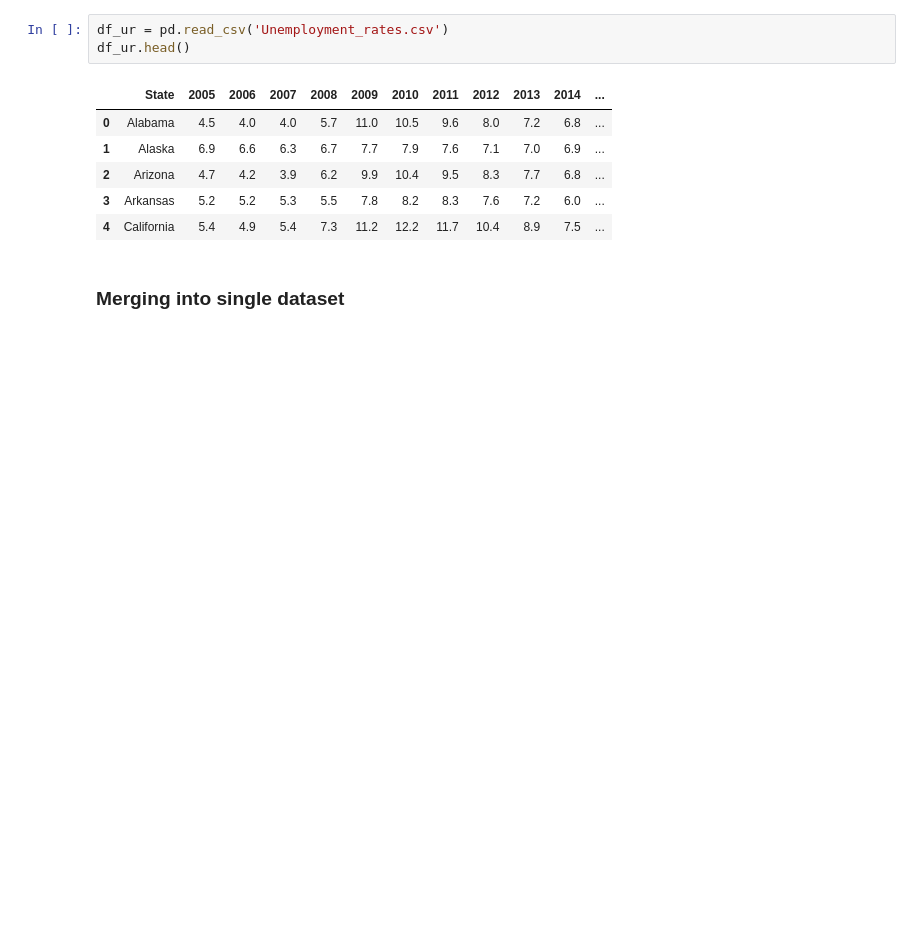
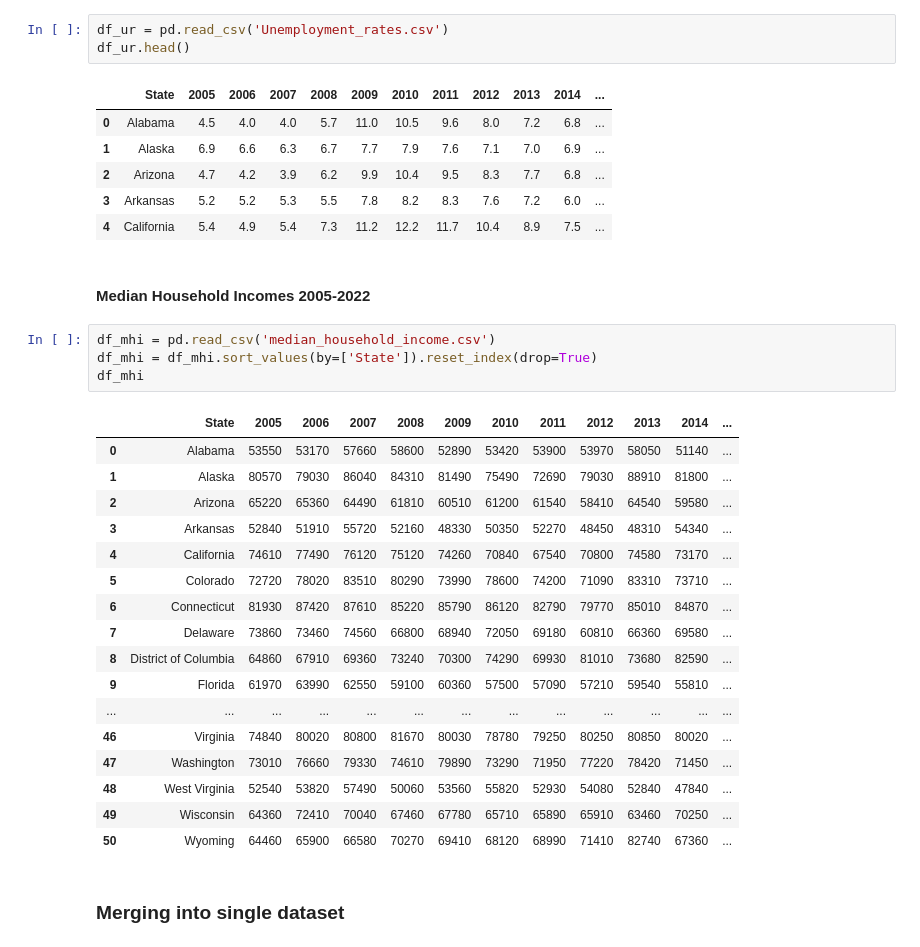
Before and after one commit to anoushkaberry15/data-analytics-project, a Jupyter notebook: Data Cleaning.ipynb, the cells around one changed output. Saved outputs shown, nothing was run; the diff lists cells and outputs as text; blank space fills up the shorter version.

```diff
--- a/Data Cleaning.ipynb
+++ b/Data Cleaning.ipynb
@@ -103,6 +104,30 @@ df_ur.head()
 | 2 | Arizona | 4.7 | 4.2 | 3.9 | 6.2 | 9.9 | 10.4 | 9.5 | 8.3 | 7.7 | 6.8 | ... |
 | 3 | Arkansas | 5.2 | 5.2 | 5.3 | 5.5 | 7.8 | 8.2 | 8.3 | 7.6 | 7.2 | 6.0 | ... |
 | 4 | California | 5.4 | 4.9 | 5.4 | 7.3 | 11.2 | 12.2 | 11.7 | 10.4 | 8.9 | 7.5 | ... |
+# %% [markdown]
+#### Median Household Incomes 2005-2022
+# %%
+df_mhi = pd.read_csv('median_household_income.csv')
+df_mhi = df_mhi.sort_values(by=['State']).reset_index(drop=True)
+df_mhi
+# %% [output]
+|  | State | 2005 | 2006 | 2007 | 2008 | 2009 | 2010 | 2011 | 2012 | 2013 | 2014 | ... |
+| 0 | Alabama | 53550 | 53170 | 57660 | 58600 | 52890 | 53420 | 53900 | 53970 | 58050 | 51140 | ... |
+| 1 | Alaska | 80570 | 79030 | 86040 | 84310 | 81490 | 75490 | 72690 | 79030 | 88910 | 81800 | ... |
+| 2 | Arizona | 65220 | 65360 | 64490 | 61810 | 60510 | 61200 | 61540 | 58410 | 64540 | 59580 | ... |
+| 3 | Arkansas | 52840 | 51910 | 55720 | 52160 | 48330 | 50350 | 52270 | 48450 | 48310 | 54340 | ... |
+| 4 | California | 74610 | 77490 | 76120 | 75120 | 74260 | 70840 | 67540 | 70800 | 74580 | 73170 | ... |
+| 5 | Colorado | 72720 | 78020 | 83510 | 80290 | 73990 | 78600 | 74200 | 71090 | 83310 | 73710 | ... |
+| 6 | Connecticut | 81930 | 87420 | 87610 | 85220 | 85790 | 86120 | 82790 | 79770 | 85010 | 84870 | ... |
+| 7 | Delaware | 73860 | 73460 | 74560 | 66800 | 68940 | 72050 | 69180 | 60810 | 66360 | 69580 | ... |
+| 8 | District of Columbia | 64860 | 67910 | 69360 | 73240 | 70300 | 74290 | 69930 | 81010 | 73680 | 82590 | ... |
+| 9 | Florida | 61970 | 63990 | 62550 | 59100 | 60360 | 57500 | 57090 | 57210 | 59540 | 55810 | ... |
+| ... | ... | ... | ... | ... | ... | ... | ... | ... | ... | ... | ... | ... |
+| 46 | Virginia | 74840 | 80020 | 80800 | 81670 | 80030 | 78780 | 79250 | 80250 | 80850 | 80020 | ... |
+| 47 | Washington | 73010 | 76660 | 79330 | 74610 | 79890 | 73290 | 71950 | 77220 | 78420 | 71450 | ... |
+| 48 | West Virginia | 52540 | 53820 | 57490 | 50060 | 53560 | 55820 | 52930 | 54080 | 52840 | 47840 | ... |
+| 49 | Wisconsin | 64360 | 72410 | 70040 | 67460 | 67780 | 65710 | 65890 | 65910 | 63460 | 70250 | ... |
+| 50 | Wyoming | 64460 | 65900 | 66580 | 70270 | 69410 | 68120 | 68990 | 71410 | 82740 | 67360 | ... |
 # %% [markdown]
 ### Merging into single dataset
 # %%
```
Also changed, not shown: parts of 11 cells of this notebook, 3 other files.
